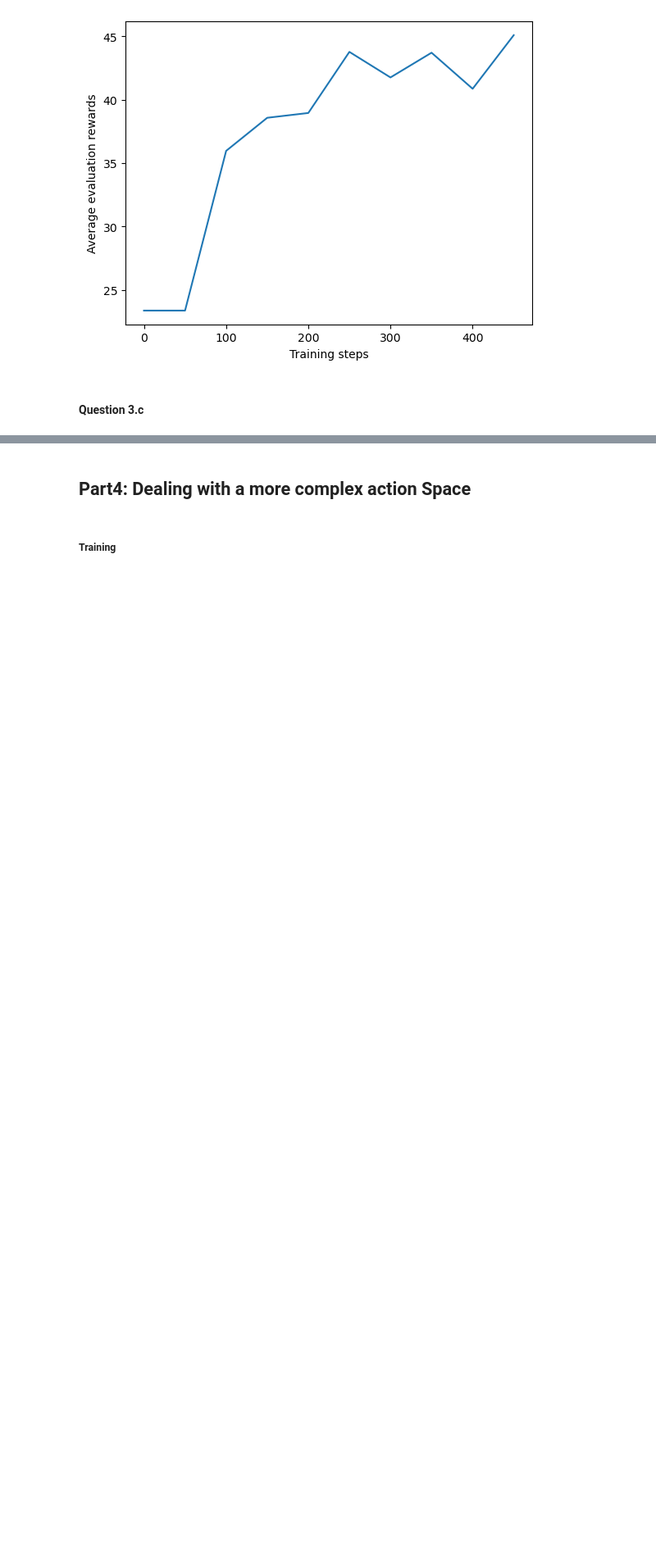
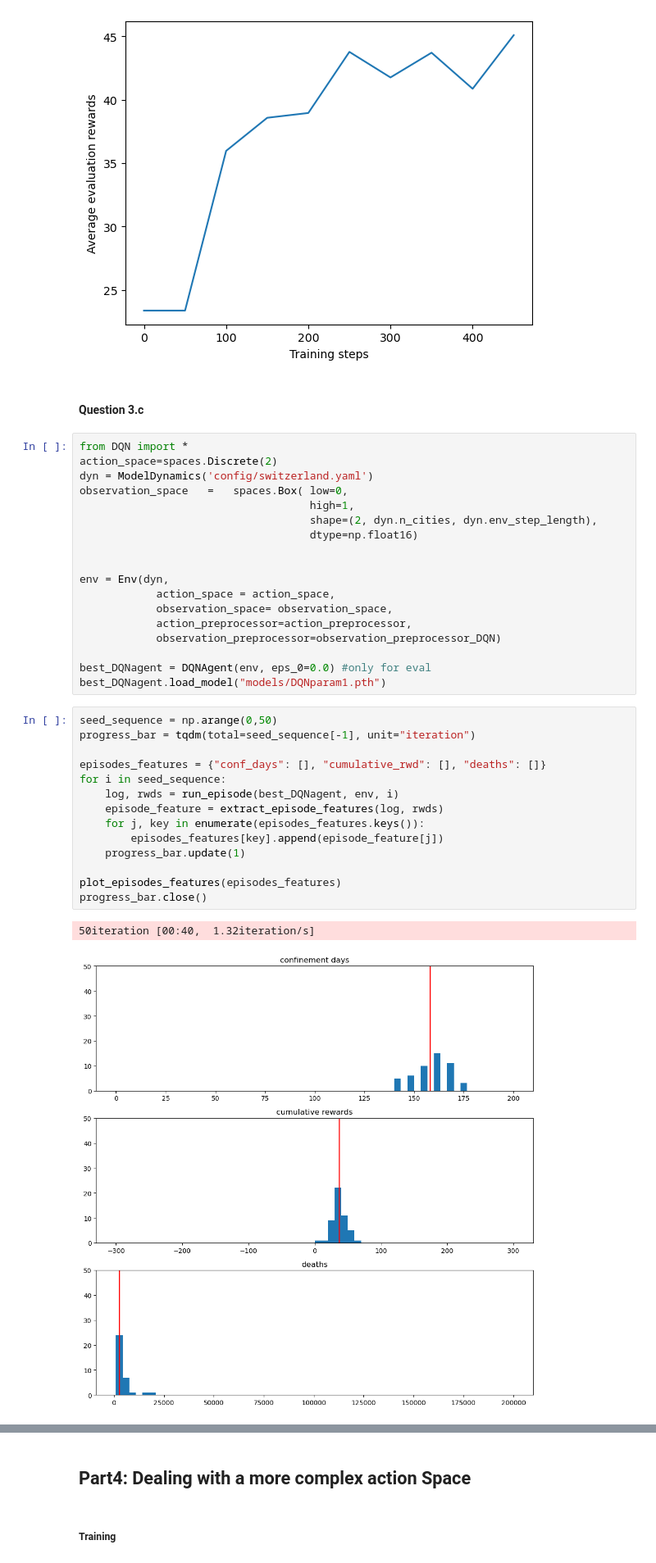
Before and after one commit to paulblgr/Miniproject-ANN, a Jupyter notebook: notebook.ipynb, the cells around one changed output, grey strips where cells are left out. Shown at 82% size. Cells and saved outputs as stored; diff of their text form; blank space fills up the shorter version.

```diff
--- a/notebook.ipynb
+++ b/notebook.ipynb
@@ -220,3 +222,38 @@ plot_training(decay_training_traces, decay_eval_traces)
 [figure]
 # %% [markdown]
 #### Question 3.c
+# %%
+from DQN import *
+action_space=spaces.Discrete(2)
+dyn = ModelDynamics('config/switzerland.yaml')
+observation_space   =   spaces.Box( low=0,
+                                    high=1,
+                                    shape=(2, dyn.n_cities, dyn.env_step_length),
+                                    dtype=np.float16)
+
+
+env = Env(dyn,
+            action_space = action_space,
+            observation_space= observation_space,
+            action_preprocessor=action_preprocessor,
+            observation_preprocessor=observation_preprocessor_DQN)
+
+best_DQNagent = DQNAgent(env, eps_0=0.0) #only for eval
+best_DQNagent.load_model("models/DQNparam1.pth")
+# %%
+seed_sequence = np.arange(0,50)
+progress_bar = tqdm(total=seed_sequence[-1], unit="iteration")
+
+episodes_features = {"conf_days": [], "cumulative_rwd": [], "deaths": []}
+for i in seed_sequence:
+    log, rwds = run_episode(best_DQNagent, env, i)
+    episode_feature = extract_episode_features(log, rwds)
+    for j, key in enumerate(episodes_features.keys()):
+        episodes_features[key].append(episode_feature[j])
+    progress_bar.update(1)
+
+plot_episodes_features(episodes_features)
+progress_bar.close()
+# %% [output]
+50iteration [00:40,  1.32iteration/s]
+[figure, added]
```
Also changed, not shown: parts of 4 cells of this notebook.
